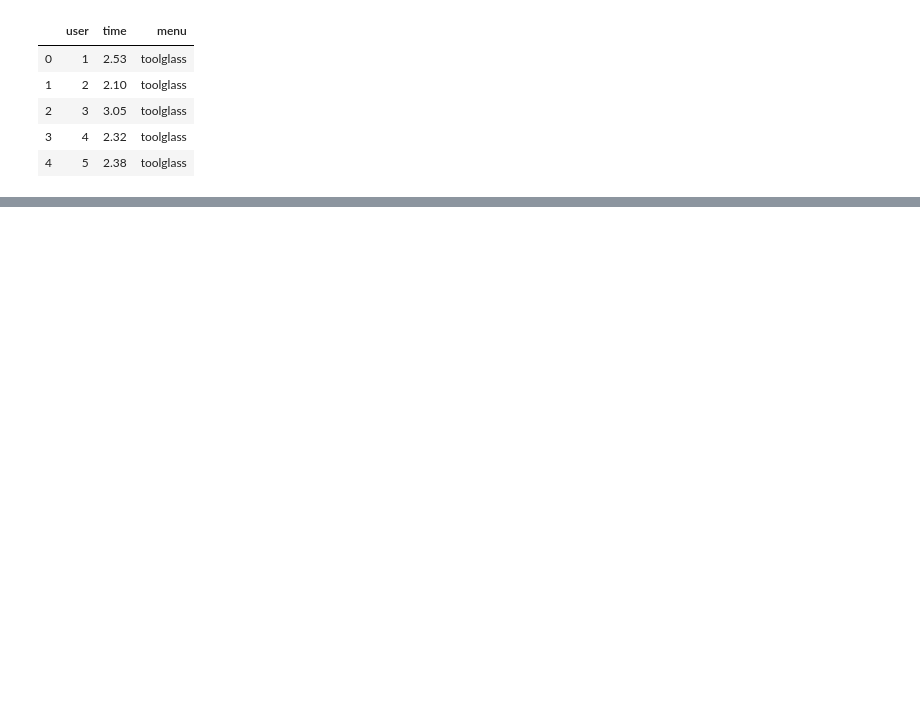
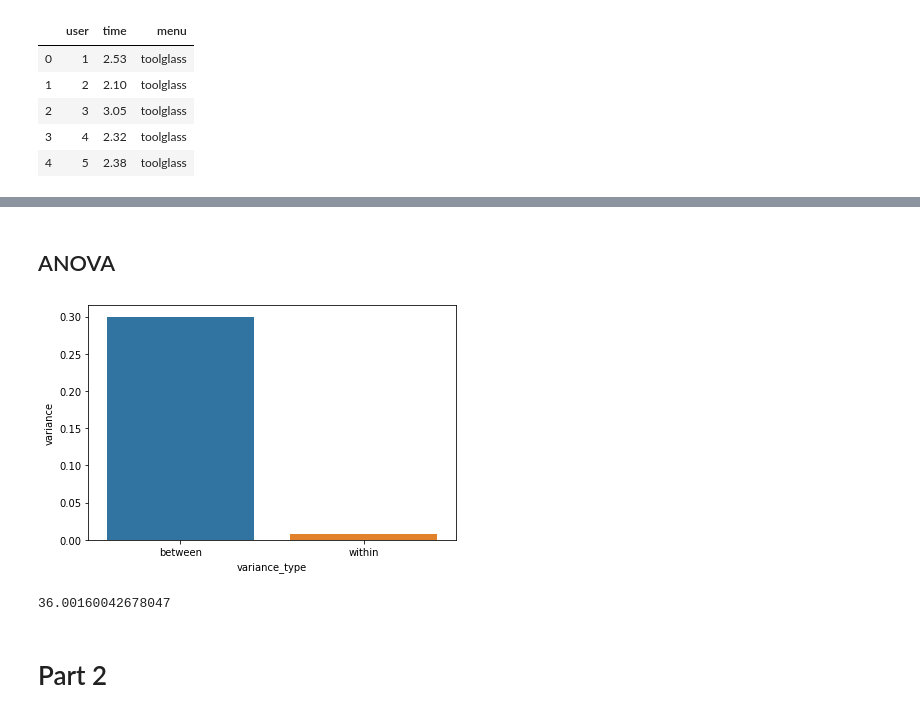
Before and after one commit to ParasAvkirkar/InferentialStatisticalAnalysis, a Jupyter notebook: vis.ipynb, the cells around one changed output, grey strips where cells are left out. Cells and saved outputs as stored; diff of their text form; code cells hidden in the pictures; blank space fills up the shorter version.

```diff
--- a/vis.ipynb
+++ b/vis.ipynb
@@ -30,0 +63,19 @@ for i in range(2):
+# %% [markdown]
+## ANOVA
+# %%
+sum_of_squares_between = 0.8998
+df_between = 3
+sum_of_squares_within = 0.29992
+df_within = 36
+
+variance_between = sum_of_squares_between/df_between
+variance_within = sum_of_squares_within/df_within
+# %%
+sns.barplot(x="variance_type", y="variance", data=pd.DataFrame({"variance_type": ["between", "within"], "variance": [variance_between, variance_within]}))
+plt.tight_layout()
+# %% [output]
+[figure, added]
+# %%
+variance_between/variance_within
+# %% [output]
+36.00160042678047
@@ -30,0 +84,2 @@ for i in range(2):
+# %% [markdown]
+# Part 2
```
Also changed, not shown: parts of 14 cells of this notebook.
